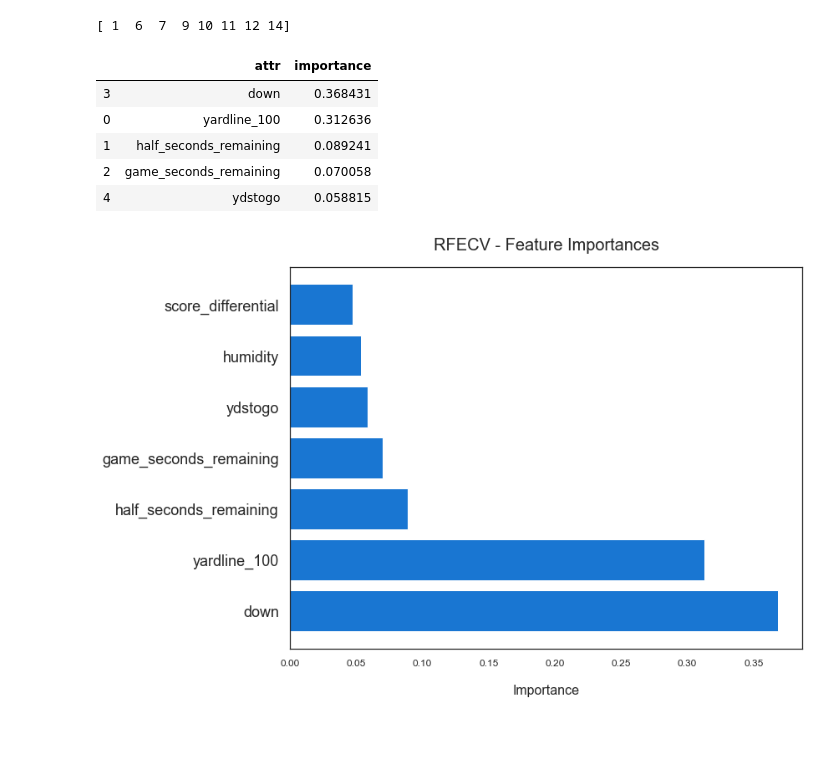
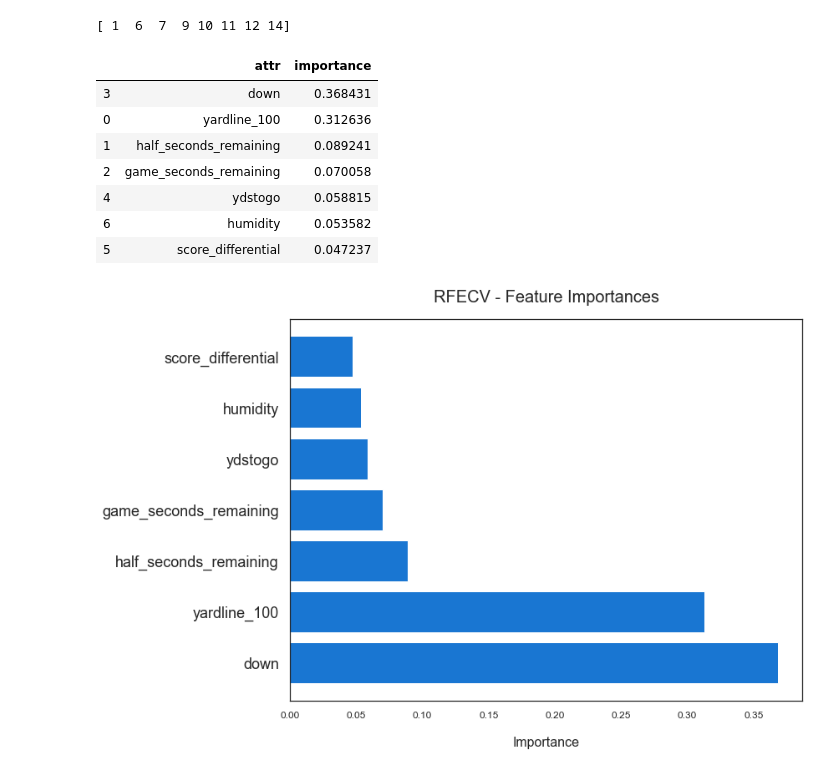
Before and after one commit to tiroger/Prediciting_NFL_Stats_ML, a Jupyter notebook: Model_build_all_plays.ipynb, the cells around one changed output. Drawn from its saved outputs; the diff is of its cells as text; code cells hidden in the pictures; blank space fills up the shorter version.

```diff
--- a/Model_build_all_plays.ipynb
+++ b/Model_build_all_plays.ipynb
@@ -834,14 +992,16 @@ dset['attr'] = X.columns
 dset['importance'] = rfecv.estimator_.feature_importances_
 # %%
 dset = dset.sort_values(by='importance', ascending=False)
-dset.head()
+dset.head(7)
 # %% [output]
 |  | attr | importance |
 | 3 | down | 0.368431 |
 | 0 | yardline_100 | 0.312636 |
 | 1 | half_seconds_remaining | 0.089241 |
 | 2 | game_seconds_remaining | 0.070058 |
 | 4 | ydstogo | 0.058815 |
+| 6 | humidity | 0.053582 |
+| 5 | score_differential | 0.047237 |
 # %%
 plt.figure(figsize=(12, 8))
 plt.barh(y=dset['attr'], width=dset['importance'], color='#1976D2')
```
Also changed, not shown: parts of 9 cells of this notebook, 16 other files.
